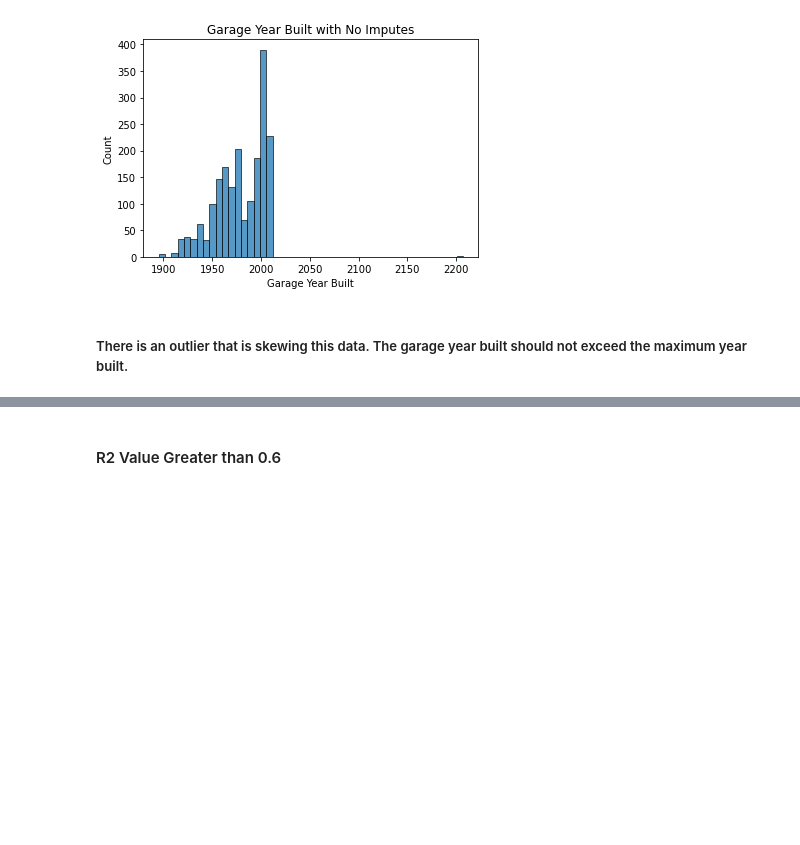
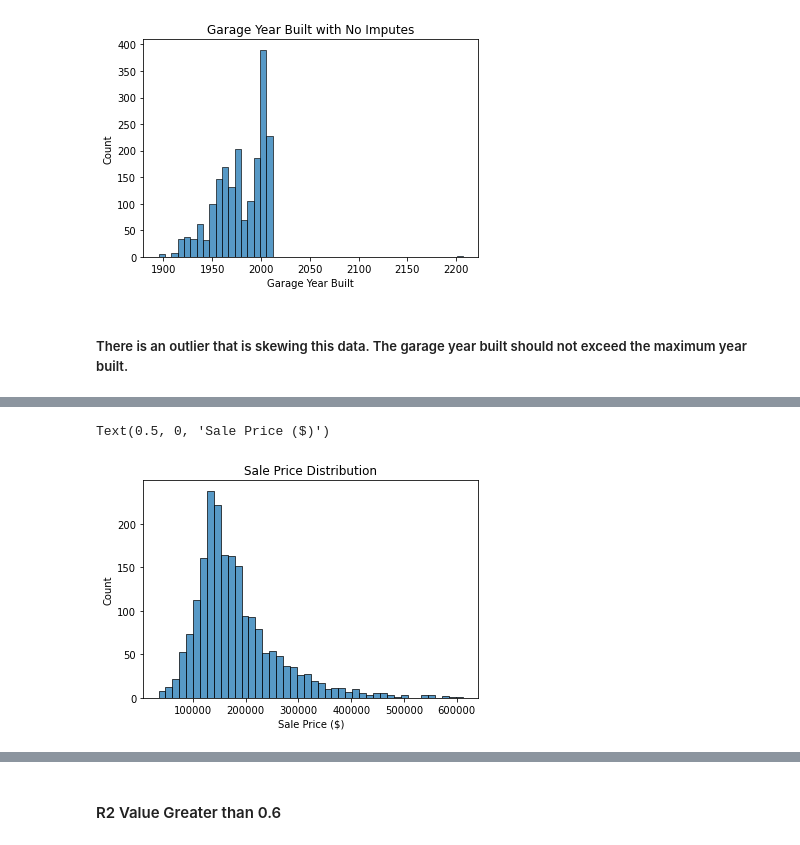
Before and after one commit to ethankuehl/Kaggle_housing_price_predictor, a Jupyter notebook: 01_EDA_and_Cleaning.ipynb, the cells around one changed output, grey strips where cells are left out. Cells and saved outputs as stored; diff of their text form; code cells hidden in the pictures; blank space fills up the shorter version.

```diff
--- a/01_EDA_and_Cleaning.ipynb
+++ b/01_EDA_and_Cleaning.ipynb
@@ -300,0 +241,7 @@ There are several predictors whose values are highly skewed to the right, which
+# %%
+sns.histplot(data=train, x='saleprice')
+plt.title('Sale Price Distribution')
+plt.xlabel('Sale Price ($)')
+# %% [output]
+Text(0.5, 0, 'Sale Price ($)')
+[figure, added]
```
Also changed, not shown: parts of 108 cells of this notebook, 4 other files.
